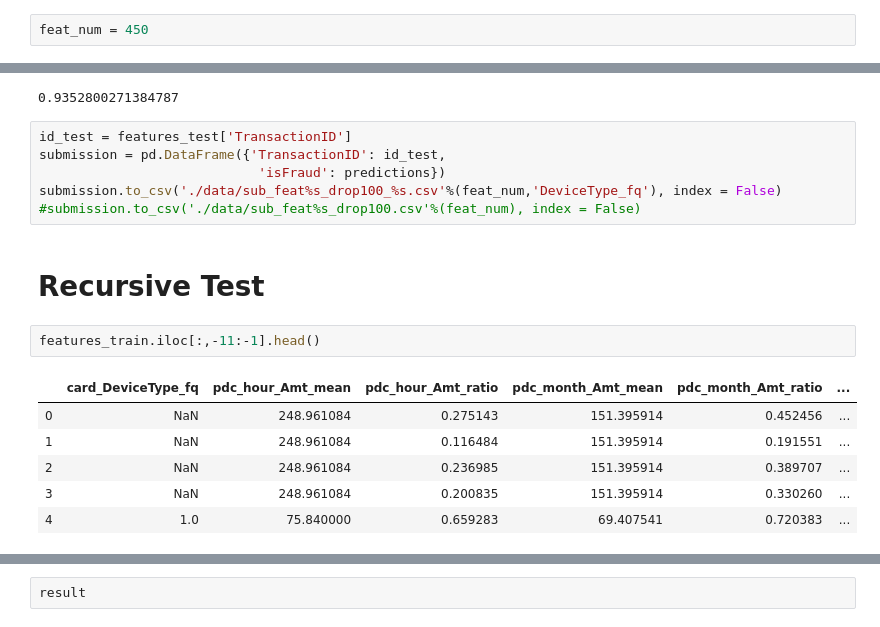
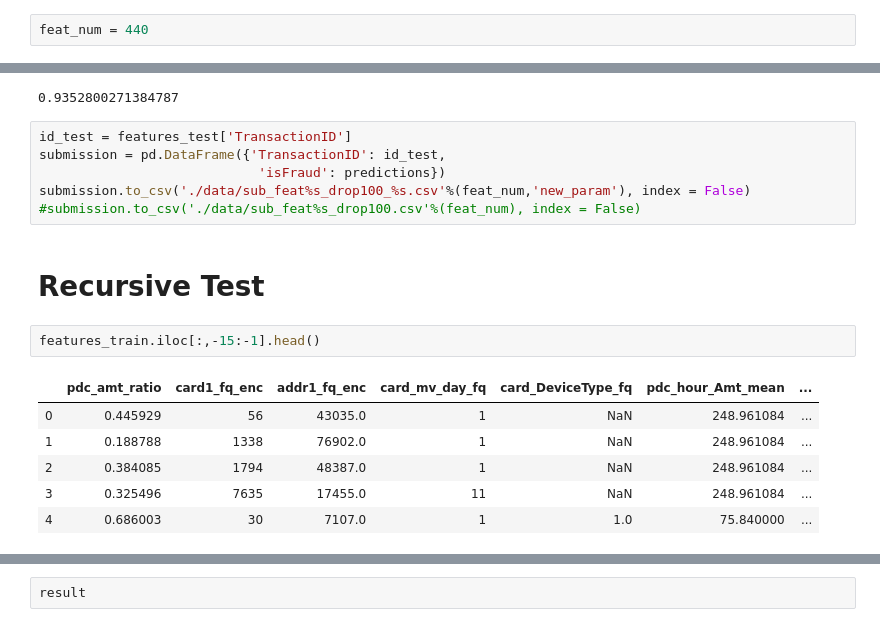
Before and after one commit to haataa/IEEE_CIS_Fraud_Detection, a Jupyter notebook: model_lgb.ipynb, the cells around one changed output, grey strips where cells are left out. Cells and saved outputs as stored; diff of their text form.

Commit message:
result: test new parameters

```diff
--- a/model_lgb.ipynb
+++ b/model_lgb.ipynb
@@ -18,7 +18,7 @@ import pickle
 # %% [markdown]
 # Load Original Features
 # %%
-feat_num = 450
+feat_num = 440
 # %%
 #df_total_raw = pd.read_csv('./data/features%s.csv'%(feat_num))
 with open('./data/features%s.pickle'%(feat_num), 'rb') as handle:
@@ -297,17 +335,17 @@ ave_auc
 id_test = features_test['TransactionID']
 submission = pd.DataFrame({'TransactionID': id_test,
                             'isFraud': predictions})
-submission.to_csv('./data/sub_feat%s_drop100_%s.csv'%(feat_num,'DeviceType_fq'), index = False)
+submission.to_csv('./data/sub_feat%s_drop100_%s.csv'%(feat_num,'new_param'), index = False)
 #submission.to_csv('./data/sub_feat%s_drop100.csv'%(feat_num), index = False)
 # %% [markdown]
 # Recursive Test
 # %%
-features_train.iloc[:,-11:-1].head()
+features_train.iloc[:,-15:-1].head()
 # %% [output]
-|  | card_DeviceType_fq | pdc_hour_Amt_mean | pdc_hour_Amt_ratio | pdc_month_Amt_mean | pdc_month_Amt_ratio | ... |
-| 0 | NaN | 248.961084 | 0.275143 | 151.395914 | 0.452456 | ... |
-| 1 | NaN | 248.961084 | 0.116484 | 151.395914 | 0.191551 | ... |
-| 2 | NaN | 248.961084 | 0.236985 | 151.395914 | 0.389707 | ... |
-| 3 | NaN | 248.961084 | 0.200835 | 151.395914 | 0.330260 | ... |
-| 4 | 1.0 | 75.840000 | 0.659283 | 69.407541 | 0.720383 | ... |
+|  | pdc_amt_ratio | card1_fq_enc | addr1_fq_enc | card_mv_day_fq | card_DeviceType_fq | pdc_hour_Amt_mean | ... |
+| 0 | 0.445929 | 56 | 43035.0 | 1 | NaN | 248.961084 | ... |
+| 1 | 0.188788 | 1338 | 76902.0 | 1 | NaN | 248.961084 | ... |
+| 2 | 0.384085 | 1794 | 48387.0 | 1 | NaN | 248.961084 | ... |
+| 3 | 0.325496 | 7635 | 17455.0 | 11 | NaN | 248.961084 | ... |
+| 4 | 0.686003 | 30 | 7107.0 | 1 | 1.0 | 75.840000 | ... |
 # %%
```
Also changed, not shown: parts of 11 cells of this notebook.
